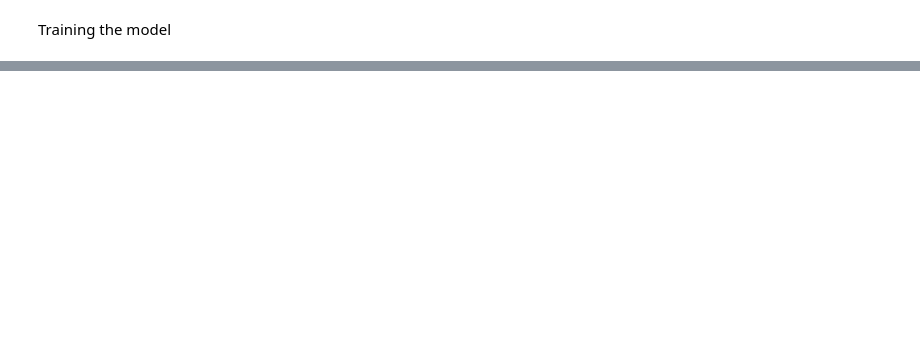
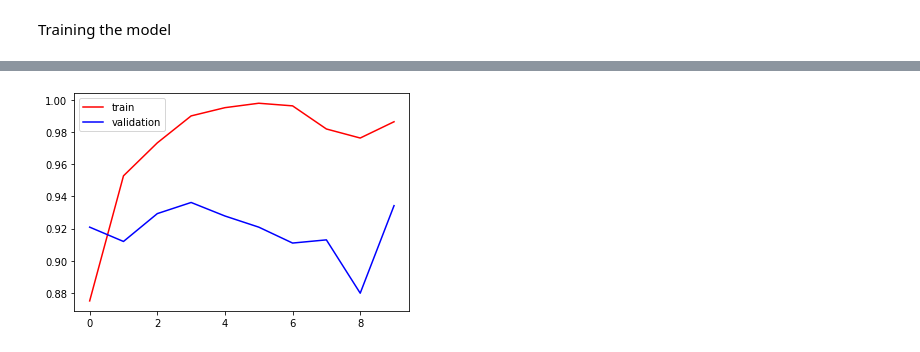
Before and after one commit to nikhil-xyz/ImageClassification, a Jupyter notebook: Image_Classification_Cat_Vs_Dog_using_CNN.ipynb, the cells around one changed output, grey strips where cells are left out. Drawn from its saved outputs; the diff is of its cells as text; code cells hidden in the pictures; blank space fills up the shorter version.

```diff
--- a/Image_Classification_Cat_Vs_Dog_using_CNN.ipynb
+++ b/Image_Classification_Cat_Vs_Dog_using_CNN.ipynb
@@ -189,0 +181,13 @@ Text(87.0, 0.5, 'True')
+# %%
+conv_base = keras.applications.vgg16.VGG16(
+    weights = 'imagenet',
+    include_top = False,
+    input_shape = (256, 256, 3)
+)
+# %%
+transfer_model = tf.keras.Sequential([
+    conv_base,
+    tf.keras.layers.Flatten(),
+    tf.keras.layers.Dense(256, activation = 'relu'),
+    tf.keras.layers.Dense(1, activation = 'sigmoid')
+])
@@ -189,0 +216,4 @@ Text(87.0, 0.5, 'True')
+# %%
+transfer_model.compile(loss = 'binary_crossentropy', optimizer = 'adam', metrics = ['accuracy'])
+# %%
+transfer_history = transfer_model.fit(train, validation_data = validation, epochs = 10)
@@ -189,0 +241,7 @@ Text(87.0, 0.5, 'True')
+# %%
+plt.plot(transfer_history.history['accuracy'], color='red', label='train')
+plt.plot(transfer_history.history['val_accuracy'], color='blue', label='validation')
+plt.legend()
+plt.show()
+# %% [output]
+[figure, added]
```
Also changed, not shown: parts of 14 cells of this notebook.
